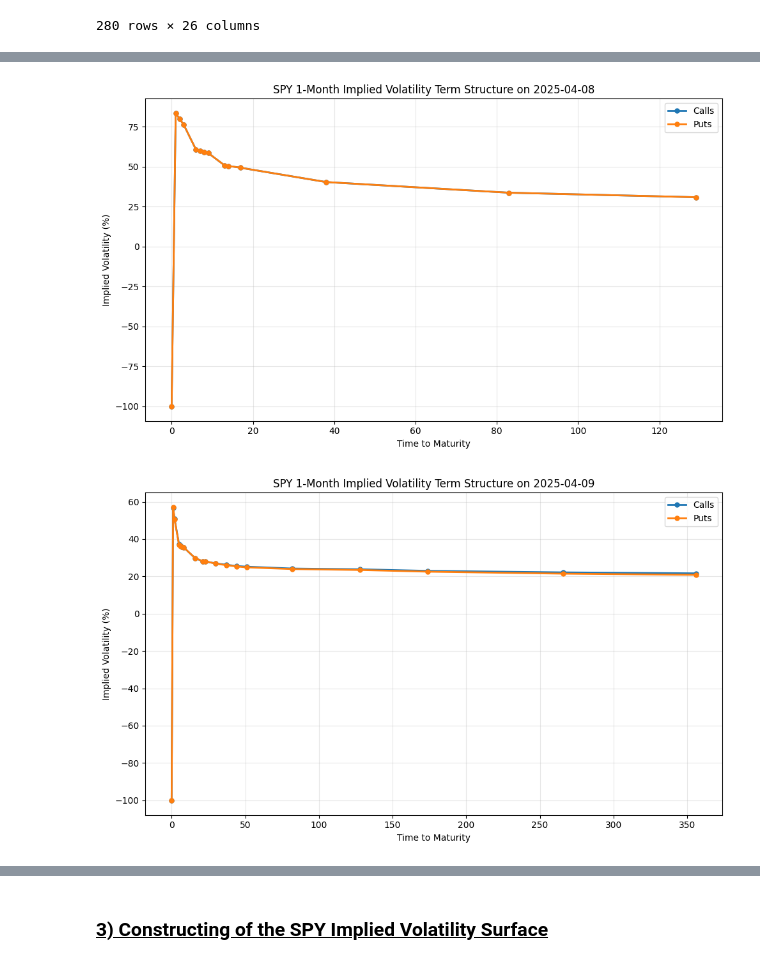
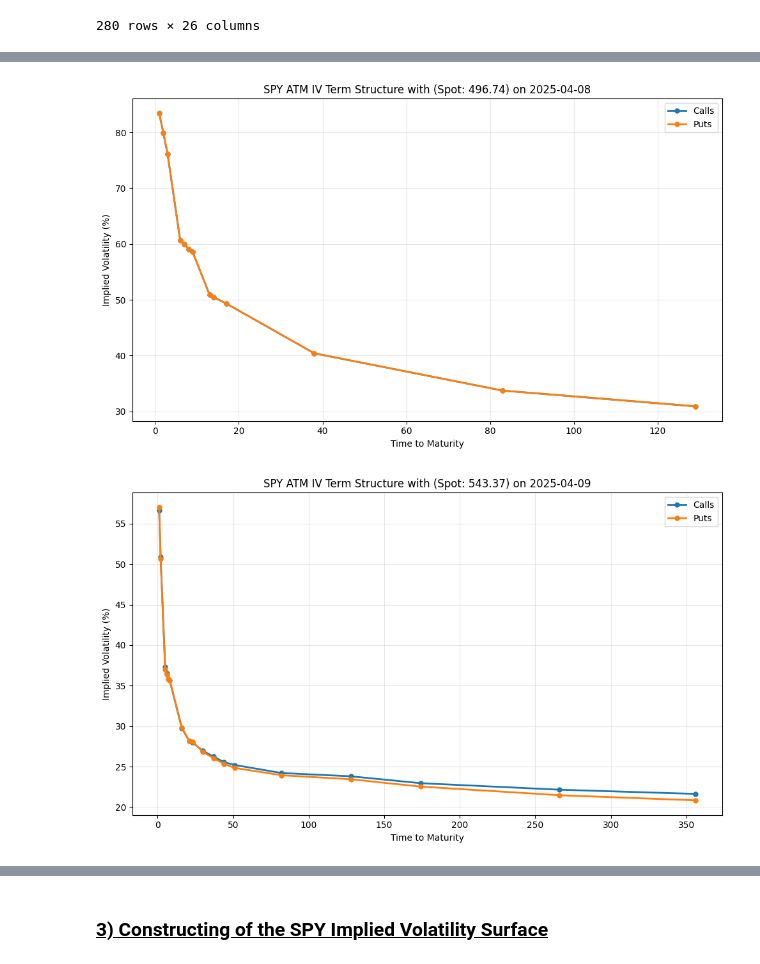
Before and after one commit to yangyee-hub/options-bullish-risk-reversal-strategy-analysis, a Jupyter notebook: code/0_option_chain_data_exploration_and_preprocessing.ipynb, the cells around one changed output, grey strips where cells are left out. Drawn from its saved outputs; the diff is of its cells as text; code cells hidden in the pictures.

```diff
--- a/code/0_option_chain_data_exploration_and_preprocessing.ipynb
+++ b/code/0_option_chain_data_exploration_and_preprocessing.ipynb
@@ -82,7 +82,7 @@ def get_eod_option_series(
     )
 
     if save_path:
-        df.to_csv(save_path)
+        df.to_csv(save_path, index=False)
 
     return df
 # %%
@@ -401,7 +550,7 @@ plot_iv_curve_two_df(df_call_one_day_before, df_put_one_day_before, spot_yst, on
 df_call_atm_term_structure = get_eod_option_series(
     symbol=ticker,
     trade_date=start_date,
-    dte_from=0,
+    dte_from=1,
     dte_to=100000,
     moneyness_from=-0.1,
     moneyness_to=0.1,
@@ -412,7 +561,7 @@ df_call_atm_term_structure = get_eod_option_series(
 df_put_atm_term_structure = get_eod_option_series(
     symbol=ticker,
     trade_date=start_date,
-    dte_from=0,
+    dte_from=1,
     dte_to=100000,
     moneyness_from=-0.1,
     moneyness_to=0.1,
@@ -423,7 +572,7 @@ df_put_atm_term_structure = get_eod_option_series(
 df_call_atm_term_structure_one_day_before= get_eod_option_series(
     symbol=ticker,
     trade_date=one_day_before,
-    dte_from=0,
+    dte_from=1,
     dte_to=100000,
     moneyness_from=-0.1,
     moneyness_to=0.1,
@@ -434,7 +583,7 @@ df_call_atm_term_structure_one_day_before= get_eod_option_series(
 df_put_atm_term_structure_one_day_before= get_eod_option_series(
     symbol=ticker,
     trade_date=one_day_before,
-    dte_from=0,
+    dte_from=1,
     dte_to=100000,
     moneyness_from=-0.1,
     moneyness_to=0.1,
@@ -442,8 +591,21 @@ df_put_atm_term_structure_one_day_before= get_eod_option_series(
     save_path=None
 )
 # %%
-plot_iv_term_structure_two_df(df_call_atm_term_structure_one_day_before, df_put_atm_term_structure_one_day_before, one_day_before)
-plot_iv_term_structure_two_df(df_call_atm_term_structure,df_put_atm_term_structure,start_date)
+plot_iv_call_and_put(
+    df_call_atm_term_structure_one_day_before,
+    df_put_atm_term_structure_one_day_before,
+    mode="tenor",
+    underlying_price=spot_yst,
+    date=one_day_before
+)
+
+plot_iv_call_and_put(
+    df_call_atm_term_structure,
+    df_put_atm_term_structure,
+    mode="tenor",
+    underlying_price=spot_today,
+    date=start_date
+)
 # %% [output]
-[figure, old version]
+[figure, new version]
-[figure, old version]
+[figure, new version]
```
Also changed, not shown: parts of 21 cells of this notebook, 8 other files.
